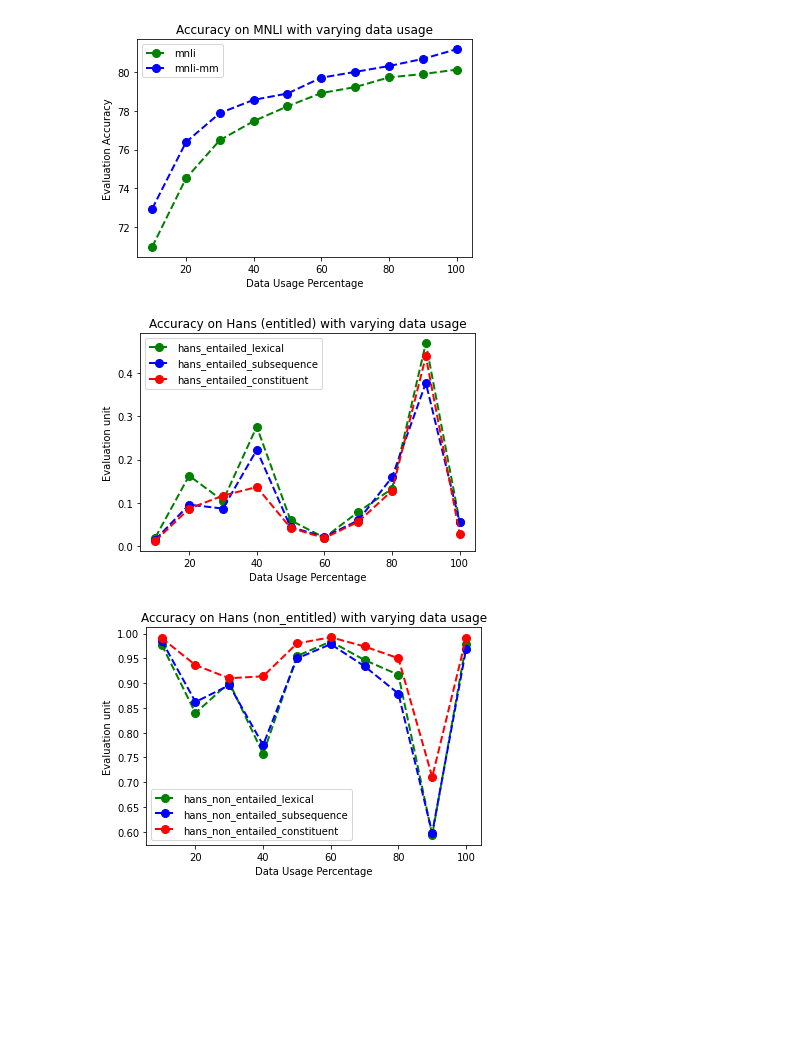
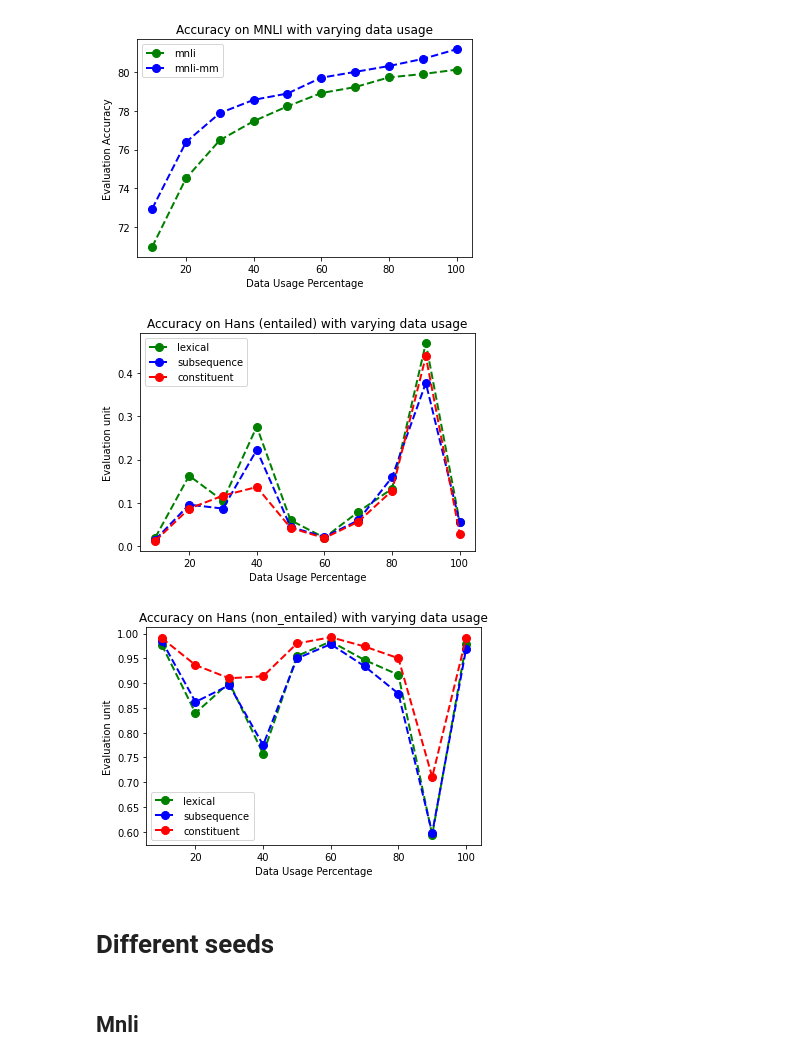
Before and after one commit to prajjwal1/generalize_lm_nli, a Jupyter notebook: nbs/graph_plots.ipynb, the cells around one changed output. Cells and saved outputs as stored; diff of their text form; code cells hidden in the pictures; blank space fills up the shorter version.

Commit message:
added results 5 random seeds

```diff
--- a/nbs/graph_plots.ipynb
+++ b/nbs/graph_plots.ipynb
@@ -36,29 +38,33 @@ hans_non_entailed_constituent = [0.991, 0.9364, 0.9098, 0.9138, 0.98,
                                 0.9926, 0.974, 0.9502, 0.7106, 0.9904]
 # %%
 plt.plot(data_pct, hans_entailed_lexical, color='green', marker='o',
-         linestyle='dashed',linewidth=2, markersize=8, label='hans_entailed_lexical')
+         linestyle='dashed',linewidth=2, markersize=8, label='lexical')
 plt.plot(data_pct, hans_entailed_subsequence, color='blue', marker='o',
-         linestyle='dashed',linewidth=2, markersize=8, label='hans_entailed_subsequence')
+         linestyle='dashed',linewidth=2, markersize=8, label='subsequence')
 plt.plot(data_pct, hans_entailed_constituent, color='red', marker='o',
-         linestyle='dashed',linewidth=2, markersize=8, label='hans_entailed_constituent')
+         linestyle='dashed',linewidth=2, markersize=8, label='constituent')
 plt.xlabel('Data Usage Percentage')
 plt.ylabel('Evaluation unit')
-plt.title('Accuracy on Hans (entitled) with varying data usage')
+plt.title('Accuracy on Hans (entailed) with varying data usage')
 plt.legend()
 plt.savefig('/home/nlp/transformers-importance-sampling/figs/hans_entailed.png')
 # %% [output]
-[figure, old version]
+[figure, new version]
 # %%
 plt.plot(data_pct, hans_non_entailed_lexical, color='green', marker='o',
-         linestyle='dashed',linewidth=2, markersize=8, label='hans_non_entailed_lexical')
+         linestyle='dashed',linewidth=2, markersize=8, label='lexical')
 plt.plot(data_pct, hans_non_entailed_subsequence, color='blue', marker='o',
-         linestyle='dashed',linewidth=2, markersize=8, label='hans_non_entailed_subsequence')
+         linestyle='dashed',linewidth=2, markersize=8, label='subsequence')
 plt.plot(data_pct, hans_non_entailed_constituent, color='red', marker='o',
-         linestyle='dashed',linewidth=2, markersize=8, label='hans_non_entailed_constituent')
+         linestyle='dashed',linewidth=2, markersize=8, label='constituent')
 plt.xlabel('Data Usage Percentage')
 plt.ylabel('Evaluation unit')
-plt.title('Accuracy on Hans (non_entitled) with varying data usage')
+plt.title('Accuracy on Hans (non_entailed) with varying data usage')
 plt.legend()
 plt.savefig('/home/nlp/transformers-importance-sampling/figs/hans_non_entailed.png')
 # %% [output]
-[figure, old version]
+[figure, new version]
+# %% [markdown]
+# Different seeds
+# %% [markdown]
+## Mnli
```
Also changed, not shown: parts of 11 cells of this notebook, 8 other files.
